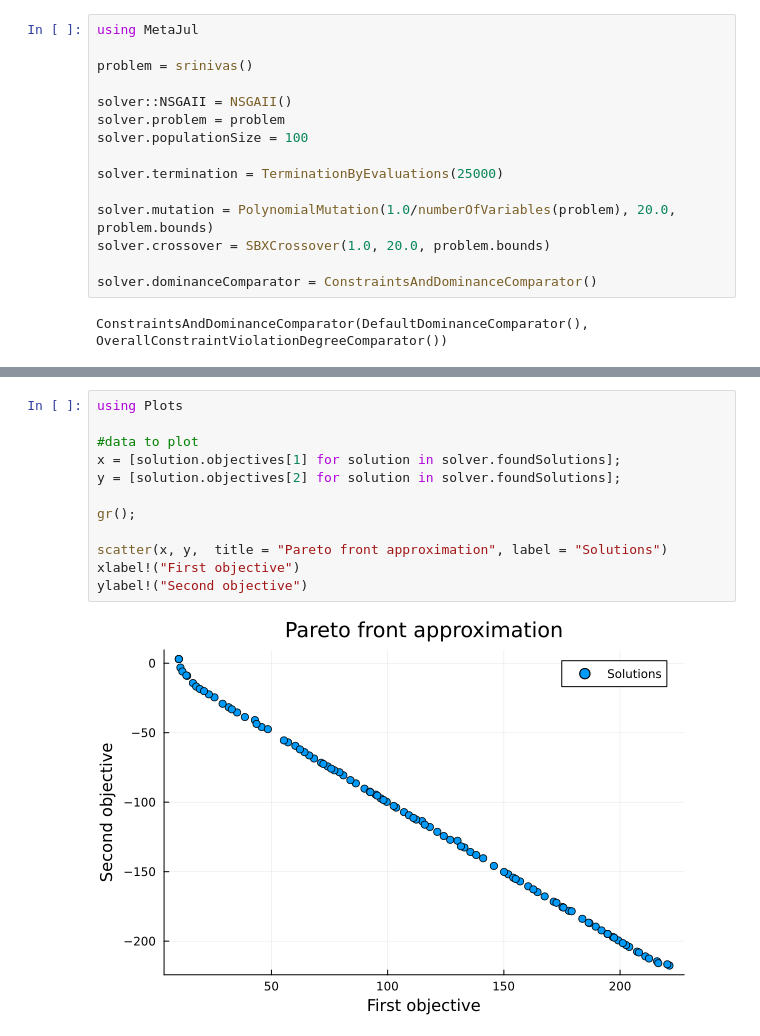
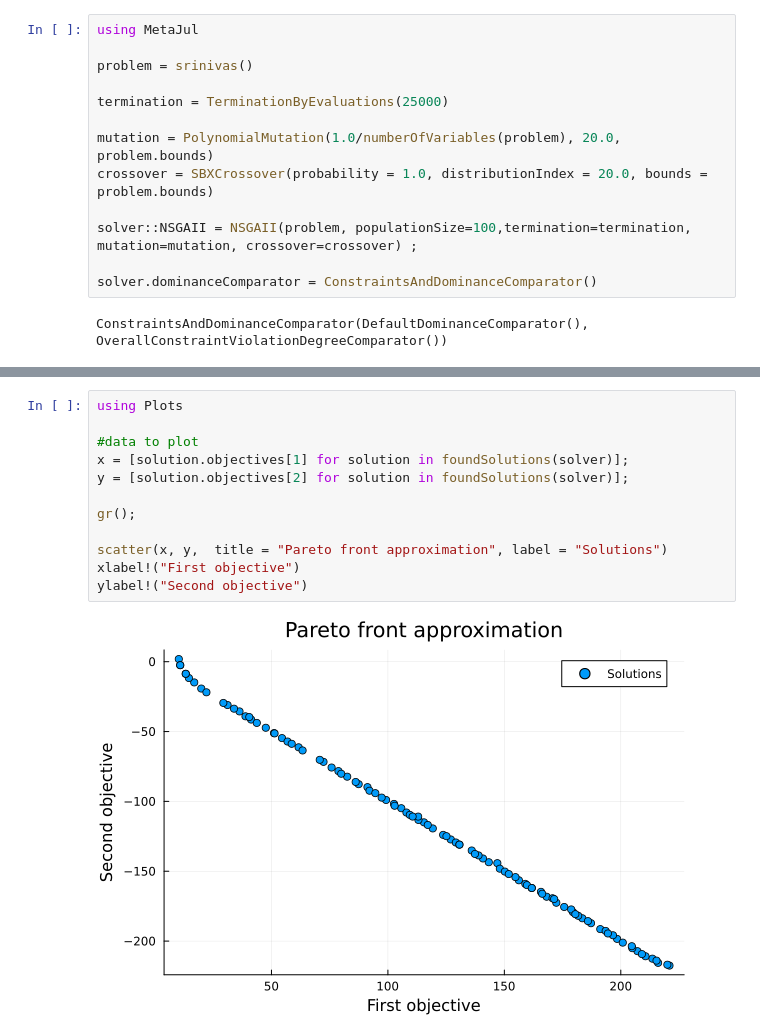
Before and after one commit to jMetal/MetaJul, a Jupyter notebook: notebooks/Dealing with constrained problems.ipynb, the cells around one changed output, grey strips where cells are left out. Saved outputs shown, nothing was run; the diff lists cells and outputs as text.

Commit message:
Refactor crossover operators

```diff
--- a/notebooks/Dealing with constrained problems.ipynb
+++ b/notebooks/Dealing with constrained problems.ipynb
@@ -49,14 +49,12 @@ using MetaJul
 
 problem = srinivas()
 
-solver::NSGAII = NSGAII()
-solver.problem = problem
-solver.populationSize = 100
+termination = TerminationByEvaluations(25000)
 
-solver.termination = TerminationByEvaluations(25000)
+mutation = PolynomialMutation(1.0/numberOfVariables(problem), 20.0, problem.bounds)
+crossover = SBXCrossover(probability = 1.0, distributionIndex = 20.0, bounds = problem.bounds)
 
-solver.mutation = PolynomialMutation(1.0/numberOfVariables(problem), 20.0, problem.bounds)
-solver.crossover = SBXCrossover(1.0, 20.0, problem.bounds)
+solver::NSGAII = NSGAII(problem, populationSize=100,termination=termination, mutation=mutation, crossover=crossover) ;
 
 solver.dominanceComparator = ConstraintsAndDominanceComparator()
 # %% [output]
@@ -68,14 +82,14 @@ Nothing
 # %%
 using Plots
 
 #data to plot
-x = [solution.objectives[1] for solution in solver.foundSolutions];
-y = [solution.objectives[2] for solution in solver.foundSolutions];
+x = [solution.objectives[1] for solution in foundSolutions(solver)];
+y = [solution.objectives[2] for solution in foundSolutions(solver)];
 
 gr();
 
 scatter(x, y,  title = "Pareto front approximation", label = "Solutions")
 xlabel!("First objective")
 ylabel!("Second objective")
 # %% [output]
-[figure, old version]
+[figure, new version]
```
Also changed, not shown: parts of 1 cell of this notebook, 16 other files.
